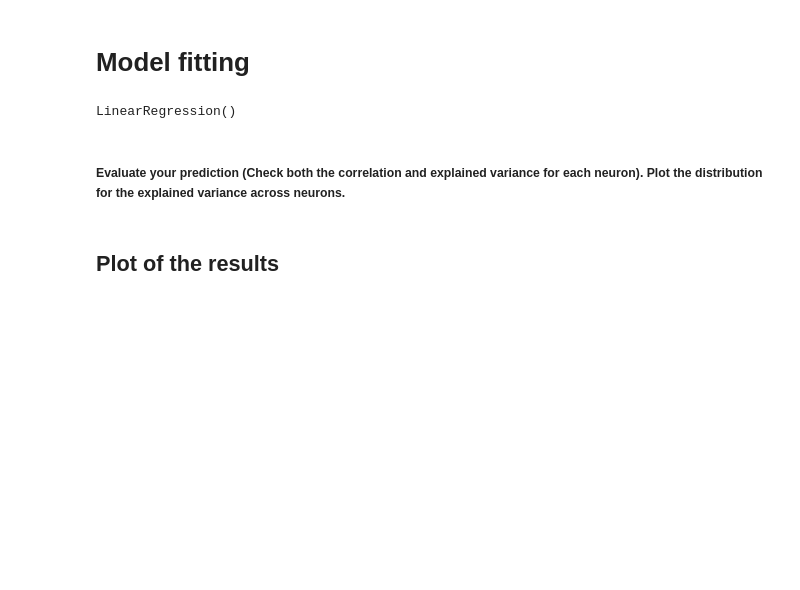
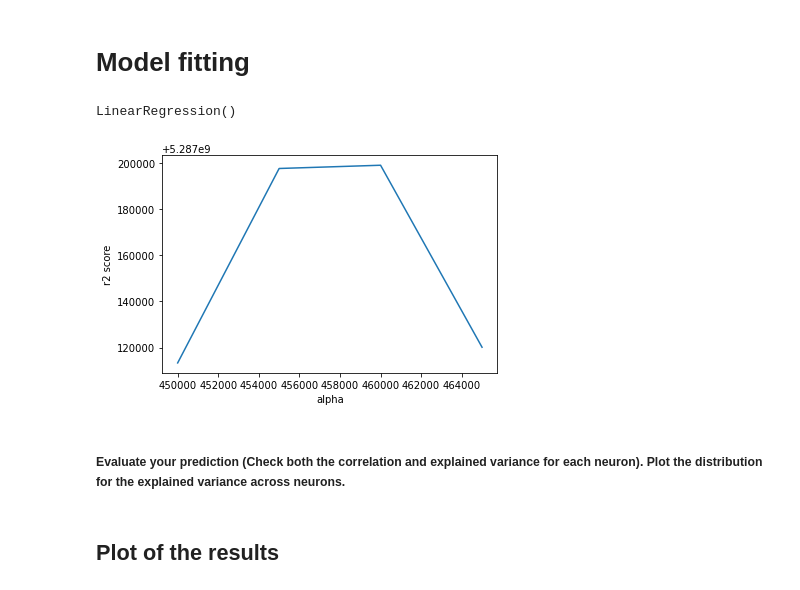
Before and after one commit to emmabhl/NX414_Predicting_neural_activity, a Jupyter notebook: week5.ipynb, the cells around one changed output. Cells and saved outputs as stored; diff of their text form; code cells hidden in the pictures; blank space fills up the shorter version.

```diff
--- a/week5.ipynb
+++ b/week5.ipynb
@@ -155,8 +154,10 @@ def RidgeCV(X, y, alphas):
     model.fit(X, y)
     return model, best_alpha
 # %%
-alphas = [450000, 455000, 460000, 465000, 470000]
+alphas = [450000, 455000, 460000, 465000]
 ridge_model, best_alpha = RidgeCV(flat_train, spikes_train, alphas)
+# %% [output]
+[figure, added]
 # %% [markdown]
 ##### Evaluate your prediction (Check both the correlation and explained variance for each neuron). Plot the distribution for the explained variance across neurons.
 # %%
```
Also changed, not shown: parts of 4 cells of this notebook, 1 other file.
